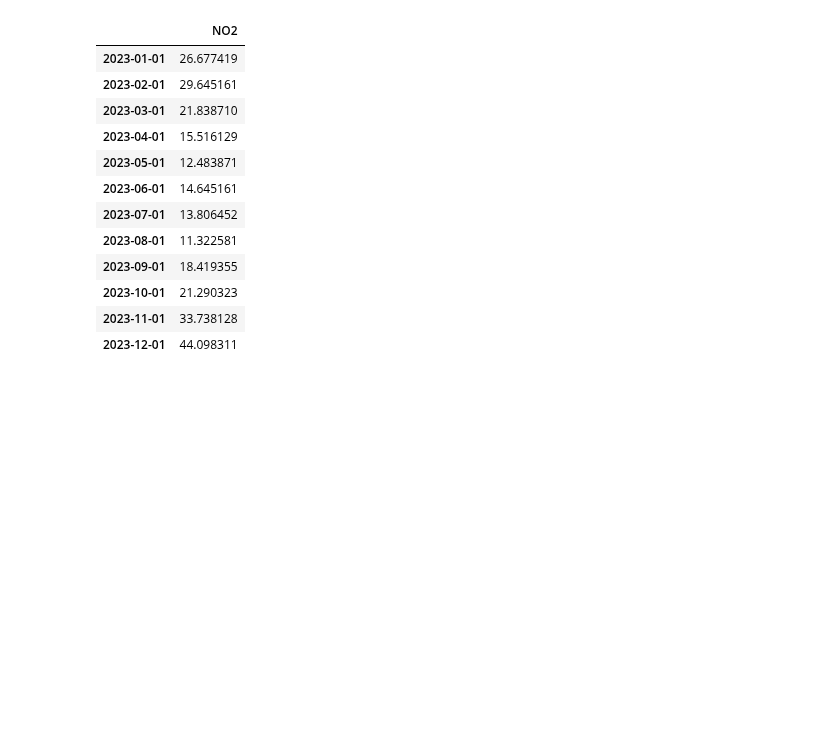
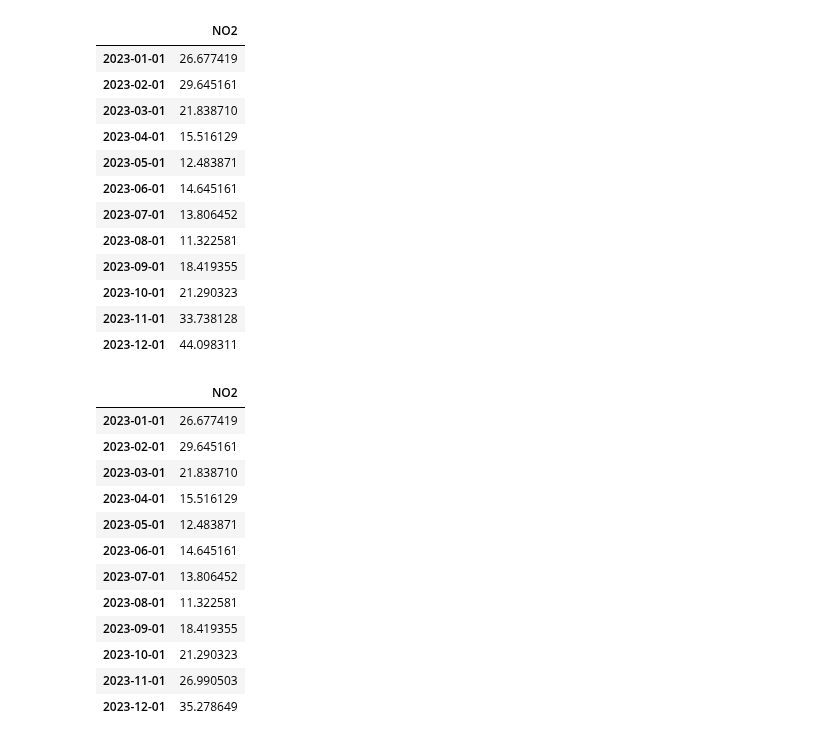
Before and after one commit to charlieciordia/AQ-MAD, a Jupyter notebook: notebook/TimeSeries_Forecasting/df_49.ipynb, the cells around one changed output. Saved outputs shown, nothing was run; the diff lists cells and outputs as text; code cells hidden in the pictures; blank space fills up the shorter version.

```diff
--- a/notebook/TimeSeries_Forecasting/df_49.ipynb
+++ b/notebook/TimeSeries_Forecasting/df_49.ipynb
@@ -480,3 +480,31 @@ df_extendido
 | 2023-10-01 | 21.290323 |
 | 2023-11-01 | 33.738128 |
 | 2023-12-01 | 44.098311 |
+# %%
+#Corrección valores
+
+ultimas_fechas = df_extendido.index[-2:]  # Obtener las dos últimas fechas
+
+# Acceder a las filas correspondientes a esas fechas
+ultimas_filas = df_extendido.loc[ultimas_fechas]
+
+# Multiplicar los valores de la columna 'NO2' por 0.8 en esas filas
+ultimas_filas['NO2'] *= 0.8
+
+df_extendido.loc[ultimas_fechas] = ultimas_filas
+# %%
+df_extendido
+# %% [output]
+|  | NO2 |
+| 2023-01-01 | 26.677419 |
+| 2023-02-01 | 29.645161 |
+| 2023-03-01 | 21.838710 |
+| 2023-04-01 | 15.516129 |
+| 2023-05-01 | 12.483871 |
+| 2023-06-01 | 14.645161 |
+| 2023-07-01 | 13.806452 |
+| 2023-08-01 | 11.322581 |
+| 2023-09-01 | 18.419355 |
+| 2023-10-01 | 21.290323 |
+| 2023-11-01 | 26.990503 |
+| 2023-12-01 | 35.278649 |
```
Also changed, not shown: parts of 6 cells of this notebook, 41 other files.
